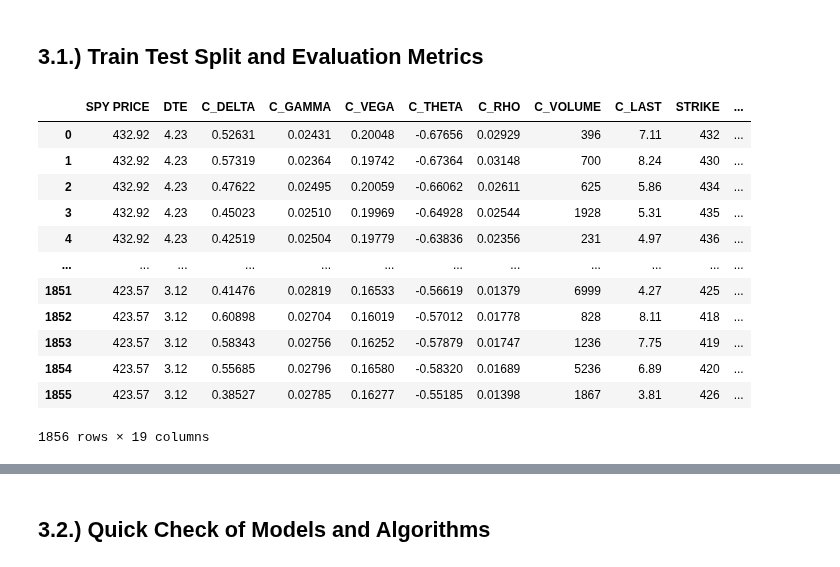
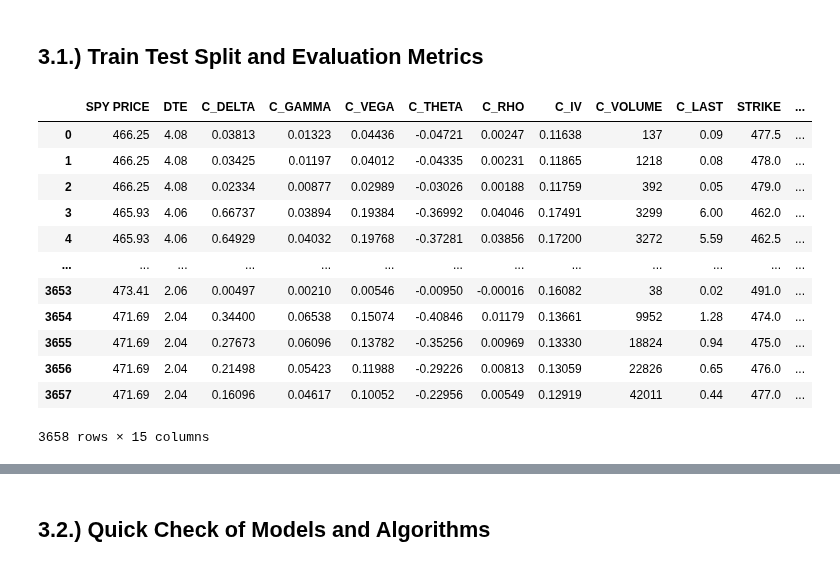
Before and after one commit to aarch23/OptYx, a Jupyter notebook: Part1/forests_no_random_splits.ipynb, the cells around one changed output, grey strips where cells are left out. Saved outputs shown, nothing was run; the diff lists cells and outputs as text; code cells hidden in the pictures.

```diff
--- a/Part1/forests_no_random_splits.ipynb
+++ b/Part1/forests_no_random_splits.ipynb
@@ -225,23 +220,27 @@ df.drop(columns=["QUOTE_READTIME"], inplace=True)
 # %% [markdown]
 ## 3.1.) Train Test Split and Evaluation Metrics
 # %%
-#Import call options info for March as testing data
+#Import validation data (an entirely separate chunk of time from training data, as we are not doing randomized train/test/split approach)
 
 test = pd.read_csv(
-    Path("../Resources/test_ready.csv")
+    Path("../Resources/2qs_test_ready.csv")
 )
 test
+
+#NOTE:
+#use test_ready.csv for 2022_Q1 only
+#use 2qs_test_ready.csv for 2021_Q4 + 2022_Q1
 # %% [output]
-|  | SPY PRICE | DTE | C_DELTA | C_GAMMA | C_VEGA | C_THETA | C_RHO | C_VOLUME | C_LAST | STRIKE | ... |
-| 0 | 432.92 | 4.23 | 0.52631 | 0.02431 | 0.20048 | -0.67656 | 0.02929 | 396 | 7.11 | 432 | ... |
-| 1 | 432.92 | 4.23 | 0.57319 | 0.02364 | 0.19742 | -0.67364 | 0.03148 | 700 | 8.24 | 430 | ... |
-| 2 | 432.92 | 4.23 | 0.47622 | 0.02495 | 0.20059 | -0.66062 | 0.02611 | 625 | 5.86 | 434 | ... |
-| 3 | 432.92 | 4.23 | 0.45023 | 0.02510 | 0.19969 | -0.64928 | 0.02544 | 1928 | 5.31 | 435 | ... |
-| 4 | 432.92 | 4.23 | 0.42519 | 0.02504 | 0.19779 | -0.63836 | 0.02356 | 231 | 4.97 | 436 | ... |
-| ... | ... | ... | ... | ... | ... | ... | ... | ... | ... | ... | ... |
-| 1851 | 423.57 | 3.12 | 0.41476 | 0.02819 | 0.16533 | -0.56619 | 0.01379 | 6999 | 4.27 | 425 | ... |
-| 1852 | 423.57 | 3.12 | 0.60898 | 0.02704 | 0.16019 | -0.57012 | 0.01778 | 828 | 8.11 | 418 | ... |
-| 1853 | 423.57 | 3.12 | 0.58343 | 0.02756 | 0.16252 | -0.57879 | 0.01747 | 1236 | 7.75 | 419 | ... |
-| 1854 | 423.57 | 3.12 | 0.55685 | 0.02796 | 0.16580 | -0.58320 | 0.01689 | 5236 | 6.89 | 420 | ... |
-| 1855 | 423.57 | 3.12 | 0.38527 | 0.02785 | 0.16277 | -0.55185 | 0.01398 | 1867 | 3.81 | 426 | ... |
+|  | SPY PRICE | DTE | C_DELTA | C_GAMMA | C_VEGA | C_THETA | C_RHO | C_IV | C_VOLUME | C_LAST | STRIKE | ... |
+| 0 | 466.25 | 4.08 | 0.03813 | 0.01323 | 0.04436 | -0.04721 | 0.00247 | 0.11638 | 137 | 0.09 | 477.5 | ... |
+| 1 | 466.25 | 4.08 | 0.03425 | 0.01197 | 0.04012 | -0.04335 | 0.00231 | 0.11865 | 1218 | 0.08 | 478.0 | ... |
+| 2 | 466.25 | 4.08 | 0.02334 | 0.00877 | 0.02989 | -0.03026 | 0.00188 | 0.11759 | 392 | 0.05 | 479.0 | ... |
+| 3 | 465.93 | 4.06 | 0.66737 | 0.03894 | 0.19384 | -0.36992 | 0.04046 | 0.17491 | 3299 | 6.00 | 462.0 | ... |
+| 4 | 465.93 | 4.06 | 0.64929 | 0.04032 | 0.19768 | -0.37281 | 0.03856 | 0.17200 | 3272 | 5.59 | 462.5 | ... |
+| ... | ... | ... | ... | ... | ... | ... | ... | ... | ... | ... | ... | ... |
+| 3653 | 473.41 | 2.06 | 0.00497 | 0.00210 | 0.00546 | -0.00950 | -0.00016 | 0.16082 | 38 | 0.02 | 491.0 | ... |
+| 3654 | 471.69 | 2.04 | 0.34400 | 0.06538 | 0.15074 | -0.40846 | 0.01179 | 0.13661 | 9952 | 1.28 | 474.0 | ... |
+| 3655 | 471.69 | 2.04 | 0.27673 | 0.06096 | 0.13782 | -0.35256 | 0.00969 | 0.13330 | 18824 | 0.94 | 475.0 | ... |
+| 3656 | 471.69 | 2.04 | 0.21498 | 0.05423 | 0.11988 | -0.29226 | 0.00813 | 0.13059 | 22826 | 0.65 | 476.0 | ... |
+| 3657 | 471.69 | 2.04 | 0.16096 | 0.04617 | 0.10052 | -0.22956 | 0.00549 | 0.12919 | 42011 | 0.44 | 477.0 | ... |
-1856 rows × 19 columns
+3658 rows × 15 columns
```
Also changed, not shown: parts of 42 cells of this notebook, 1 other file.
